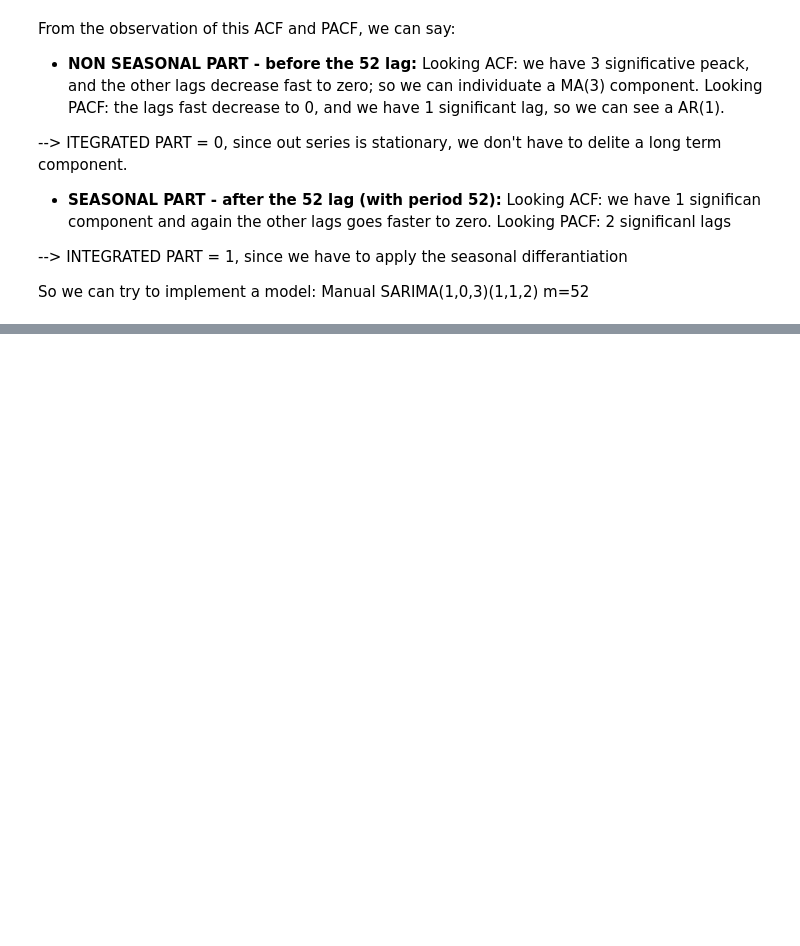
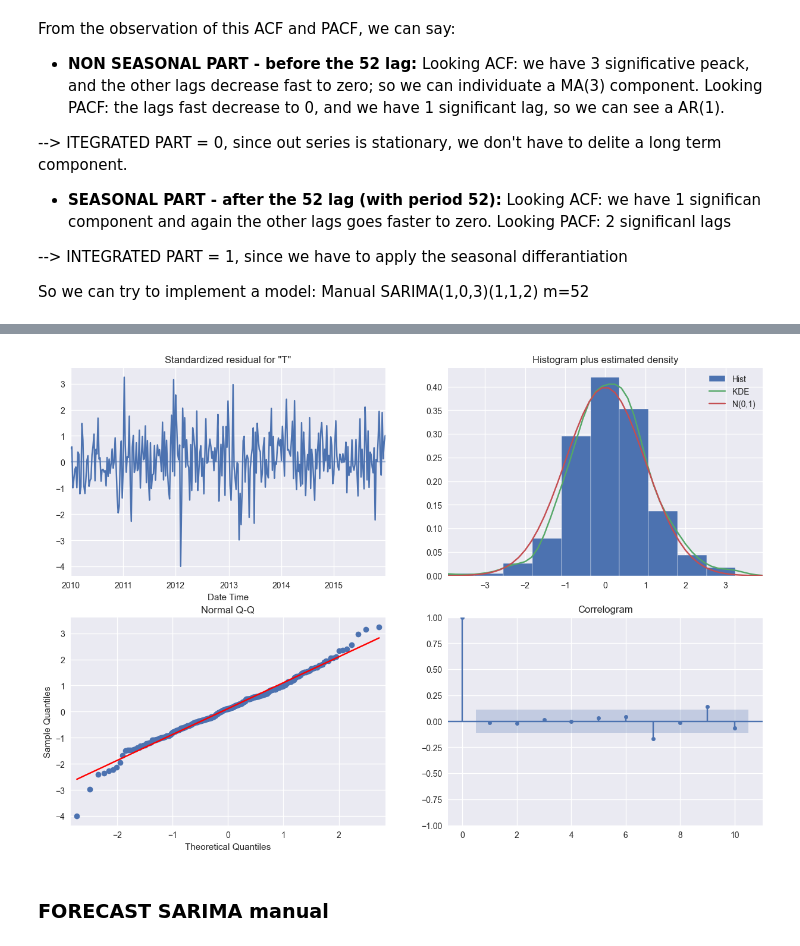
Before and after one commit to alelovo/StatisticalModels_project, a Jupyter notebook: SARIMA_family_models.ipynb, the cells around one changed output, grey strips where cells are left out. Drawn from its saved outputs; the diff is of its cells as text; code cells hidden in the pictures; blank space fills up the shorter version.

Commit message:
manual/auto SARIMA

```diff
--- a/SARIMA_family_models.ipynb
+++ b/SARIMA_family_models.ipynb
@@ -116,0 +124,8 @@ CF and PACF plots can help in identifying not only the non-seasonal component bu
+# %%
+# DEFINITION OF THE PARAMETERS
+(p,d,q)=(1,0,3)
+(P,D,Q,S)=(1,1,2,52)
+# %%
+# fit the model
+SARIMA_model_manual = SARIMAX(train_t, order=(p,d,q), seasonal_order=(P,D,Q,S)).fit()
+SARIMA_model_manual.summary()
@@ -116,0 +156,8 @@ CF and PACF plots can help in identifying not only the non-seasonal component bu
+# %%
+# visualize the results of the model
+SARIMA_model_manual.plot_diagnostics(figsize=(15,10))
+plt.show()
+# %% [output]
+[figure, added]
+# %% [markdown]
+### FORECAST SARIMA manual
```
Also changed, not shown: parts of 10 cells of this notebook, 4 other files.
